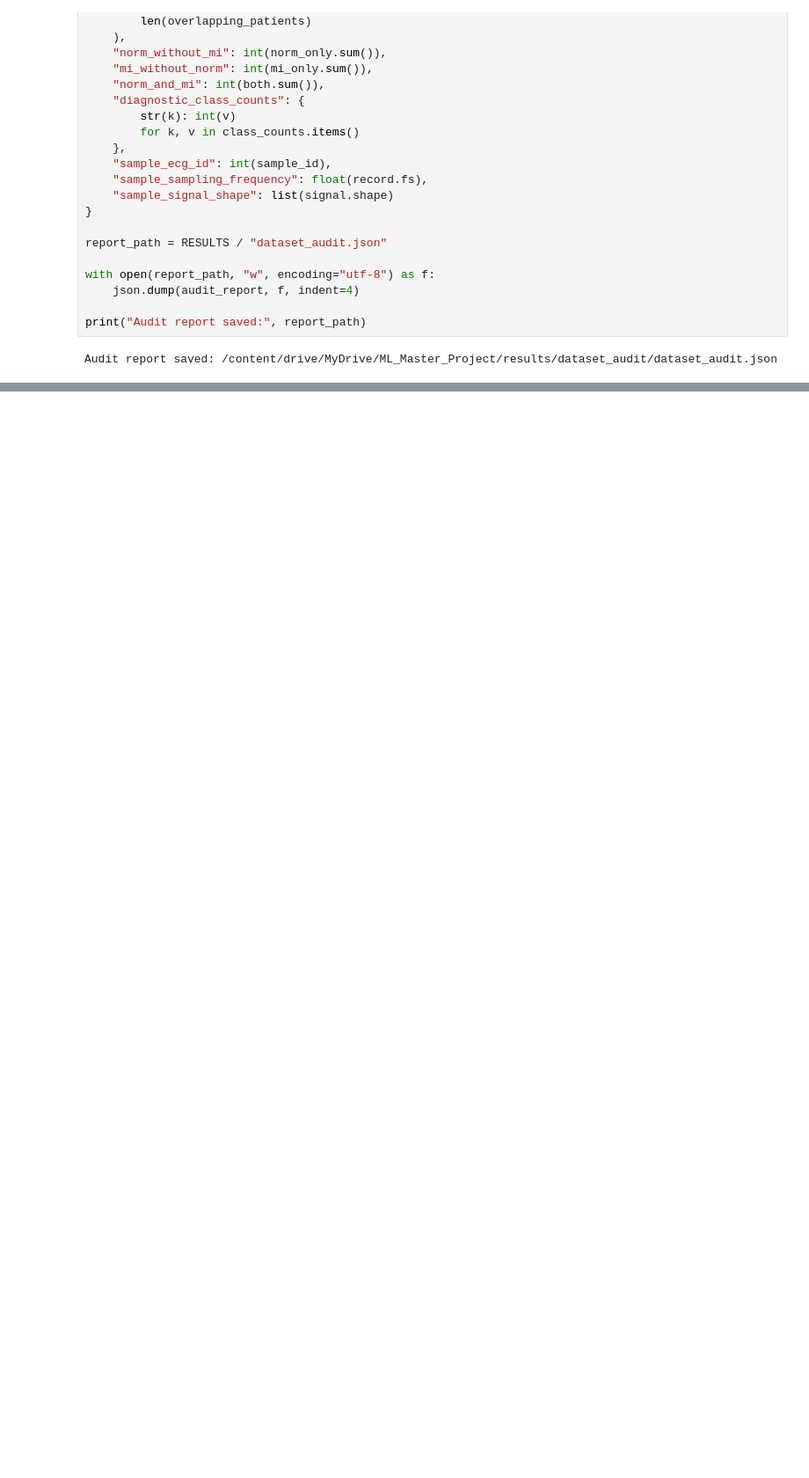
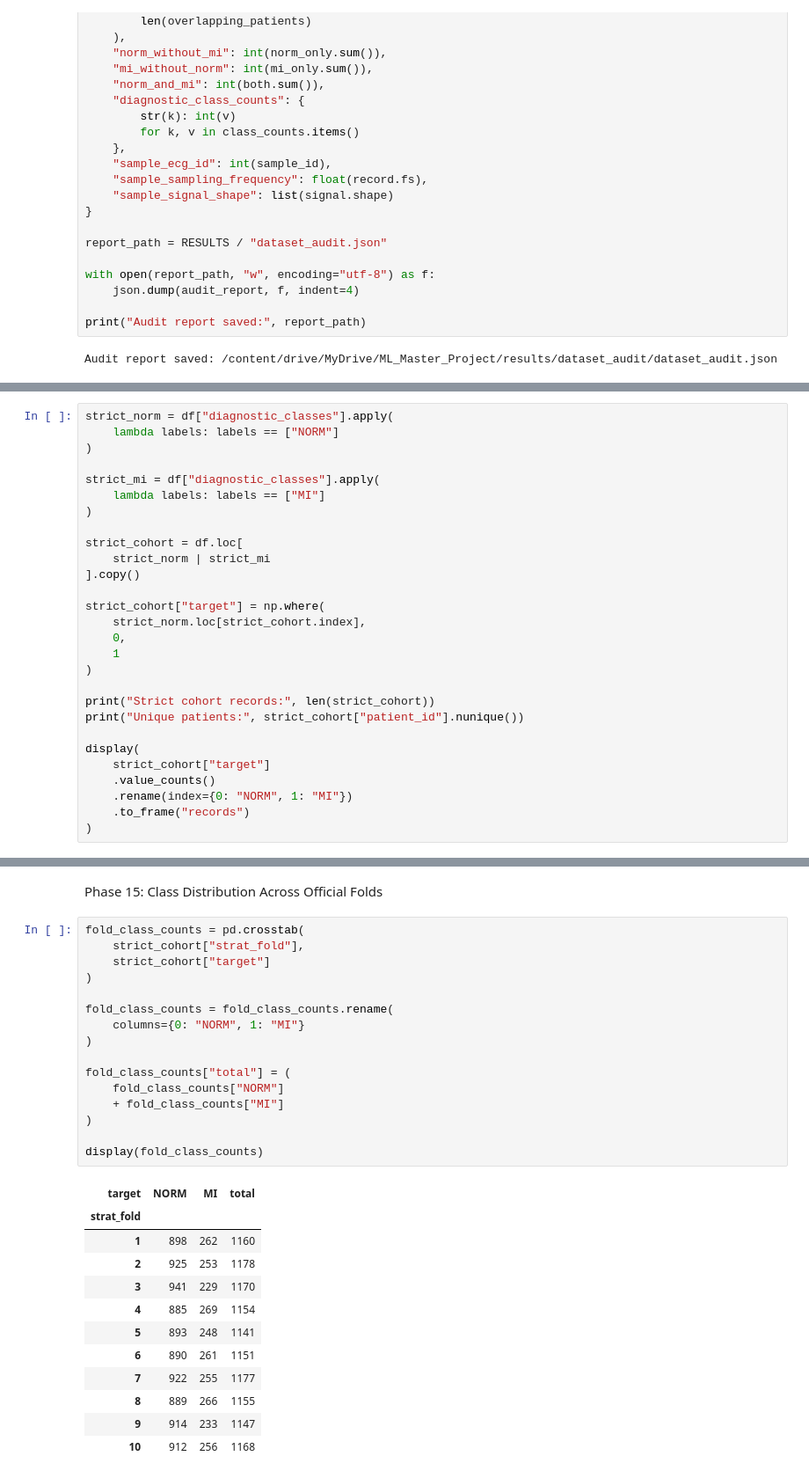
Before and after one commit to noorrami/ptbxl-ecg-classification, a Jupyter notebook: notebooks/01_data_audit.ipynb, the cells around one changed output, grey strips where cells are left out. Shown at 88% size. Cells and saved outputs as stored; diff of their text form; blank space fills up the shorter version.

Commit message:
Complete PTB-XL dataset audit and define strict binary cohort

```diff
--- a/notebooks/01_data_audit.ipynb
+++ b/notebooks/01_data_audit.ipynb
@@ -463,0 +466,28 @@ Audit report saved: /content/drive/MyDrive/ML_Master_Project/results/dataset_aud
+# %%
+strict_norm = df["diagnostic_classes"].apply(
+    lambda labels: labels == ["NORM"]
+)
+
+strict_mi = df["diagnostic_classes"].apply(
+    lambda labels: labels == ["MI"]
+)
+
+strict_cohort = df.loc[
+    strict_norm | strict_mi
+].copy()
+
+strict_cohort["target"] = np.where(
+    strict_norm.loc[strict_cohort.index],
+    0,
+    1
+)
+
+print("Strict cohort records:", len(strict_cohort))
+print("Unique patients:", strict_cohort["patient_id"].nunique())
+
+display(
+    strict_cohort["target"]
+    .value_counts()
+    .rename(index={0: "NORM", 1: "MI"})
+    .to_frame("records")
+)
@@ -463,0 +501,31 @@ Audit report saved: /content/drive/MyDrive/ML_Master_Project/results/dataset_aud
+# %% [markdown]
+Phase 15: Class Distribution Across Official Folds
+# %%
+fold_class_counts = pd.crosstab(
+    strict_cohort["strat_fold"],
+    strict_cohort["target"]
+)
+
+fold_class_counts = fold_class_counts.rename(
+    columns={0: "NORM", 1: "MI"}
+)
+
+fold_class_counts["total"] = (
+    fold_class_counts["NORM"]
+    + fold_class_counts["MI"]
+)
+
+display(fold_class_counts)
+# %% [output]
+| target | NORM | MI | total |
+| strat_fold |  |  |  |
+| 1 | 898 | 262 | 1160 |
+| 2 | 925 | 253 | 1178 |
+| 3 | 941 | 229 | 1170 |
+| 4 | 885 | 269 | 1154 |
+| 5 | 893 | 248 | 1141 |
+| 6 | 890 | 261 | 1151 |
+| 7 | 922 | 255 | 1177 |
+| 8 | 889 | 266 | 1155 |
+| 9 | 914 | 233 | 1147 |
+| 10 | 912 | 256 | 1168 |
```
Also changed, not shown: parts of 6 cells of this notebook.
